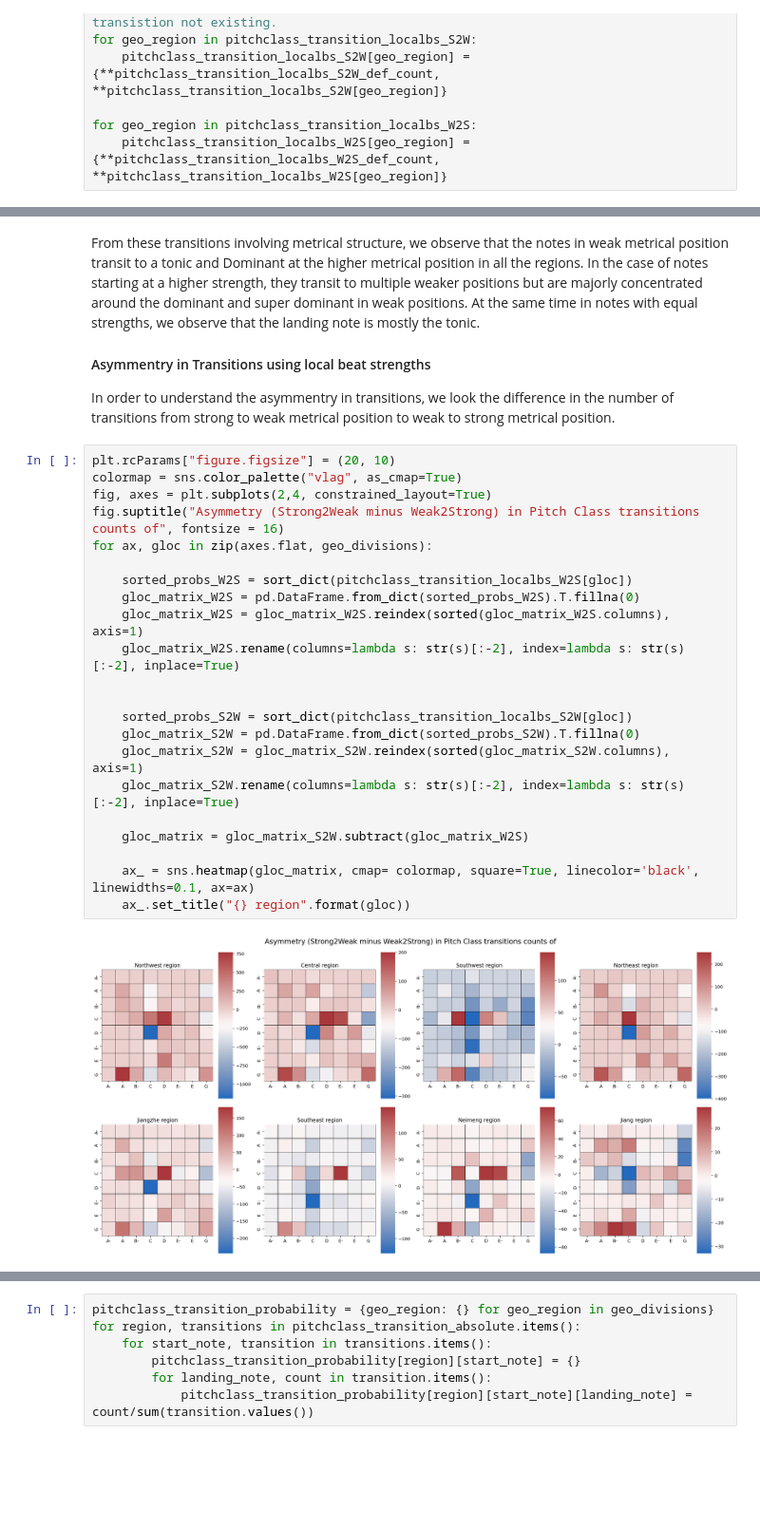
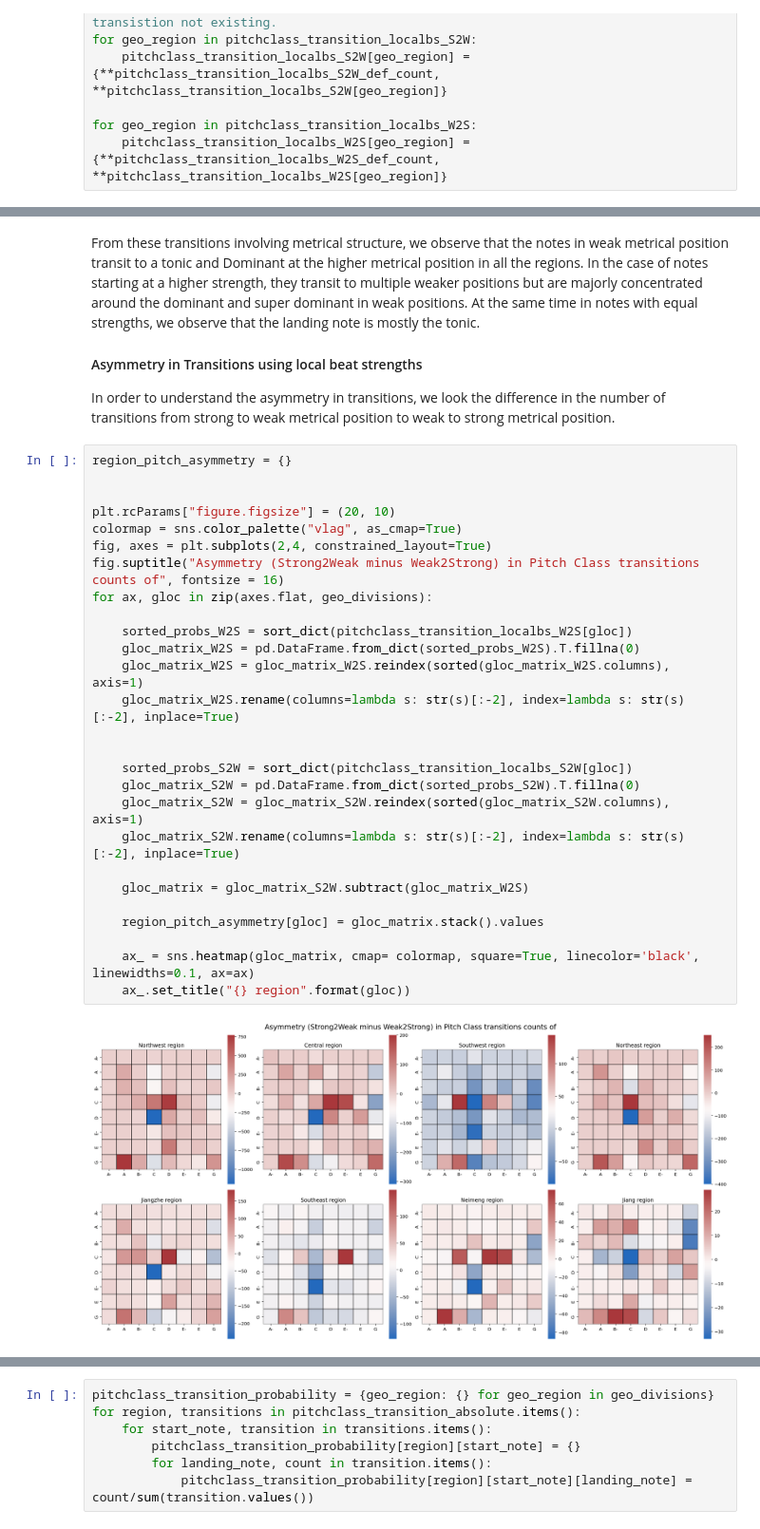
Before and after one commit to ravinitheshreddy/Digital-Musicology-Project, a Jupyter notebook: milestone3_results_quantification.ipynb, the cells around one changed output, grey strips where cells are left out. Shown at 95% size. Saved outputs shown, nothing was run; the diff lists cells and outputs as text; blank space fills up the shorter version.

```diff
--- a/milestone3_results_quantification.ipynb
+++ b/milestone3_results_quantification.ipynb
@@ -428,30 +426,35 @@ for ind, gloc in enumerate(geo_divisions):
 # %% [markdown]
 From these transitions involving metrical structure, we observe that the notes in weak metrical position transit to a tonic and Dominant at the higher metrical position in all the regions. In the case of notes starting at a higher strength, they transit to multiple weaker positions but are majorly concentrated around the dominant and super dominant in weak positions. At the same time in notes with equal strengths, we observe that the landing note is mostly the tonic.
 
-#### Asymmentry in Transitions using local beat strengths
+#### Asymmetry in Transitions using local beat strengths
 
-In order to understand the asymmentry in transitions, we look the difference in the number of transitions from strong to weak metrical position to weak to strong metrical position.
+In order to understand the asymmetry in transitions, we look the difference in the number of transitions from strong to weak metrical position to weak to strong metrical position.
 # %%
+region_pitch_asymmetry = {}
+
+
 plt.rcParams["figure.figsize"] = (20, 10)
 colormap = sns.color_palette("vlag", as_cmap=True)
 fig, axes = plt.subplots(2,4, constrained_layout=True)
 fig.suptitle("Asymmetry (Strong2Weak minus Weak2Strong) in Pitch Class transitions counts of", fontsize = 16)
 for ax, gloc in zip(axes.flat, geo_divisions):
 
     sorted_probs_W2S = sort_dict(pitchclass_transition_localbs_W2S[gloc])
     gloc_matrix_W2S = pd.DataFrame.from_dict(sorted_probs_W2S).T.fillna(0)
     gloc_matrix_W2S = gloc_matrix_W2S.reindex(sorted(gloc_matrix_W2S.columns), axis=1)
     gloc_matrix_W2S.rename(columns=lambda s: str(s)[:-2], index=lambda s: str(s)[:-2], inplace=True)
 
 
     sorted_probs_S2W = sort_dict(pitchclass_transition_localbs_S2W[gloc])
     gloc_matrix_S2W = pd.DataFrame.from_dict(sorted_probs_S2W).T.fillna(0)
     gloc_matrix_S2W = gloc_matrix_S2W.reindex(sorted(gloc_matrix_S2W.columns), axis=1)
     gloc_matrix_S2W.rename(columns=lambda s: str(s)[:-2], index=lambda s: str(s)[:-2], inplace=True)
 
     gloc_matrix = gloc_matrix_S2W.subtract(gloc_matrix_W2S)
 
+    region_pitch_asymmetry[gloc] = gloc_matrix.stack().values
+
     ax_ = sns.heatmap(gloc_matrix, cmap= colormap, square=True, linecolor='black', linewidths=0.1, ax=ax)
     ax_.set_title("{} region".format(gloc))
 # %% [output]
-[figure, old version]
+[figure, new version]
```
Also changed, not shown: parts of 9 cells of this notebook.
